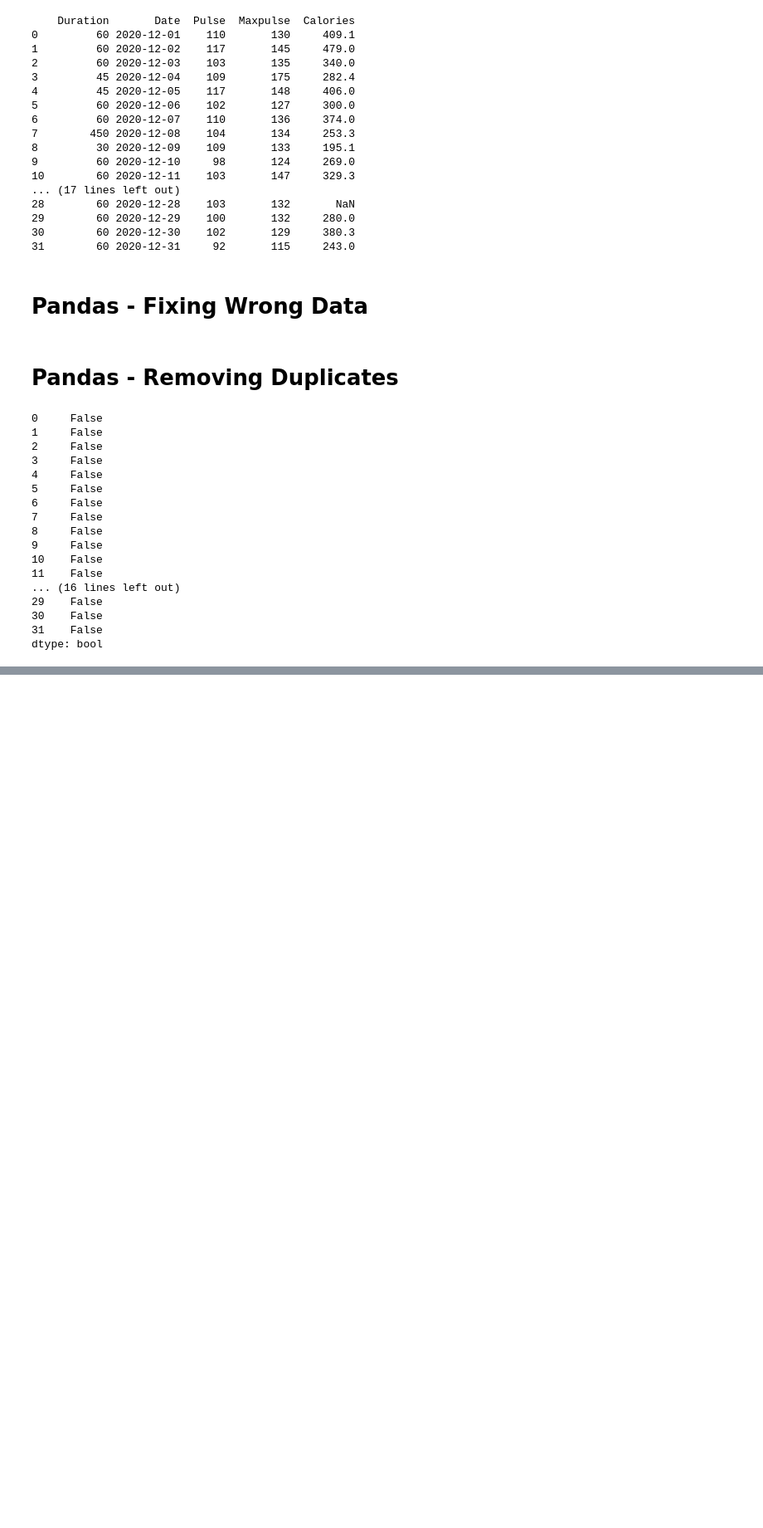
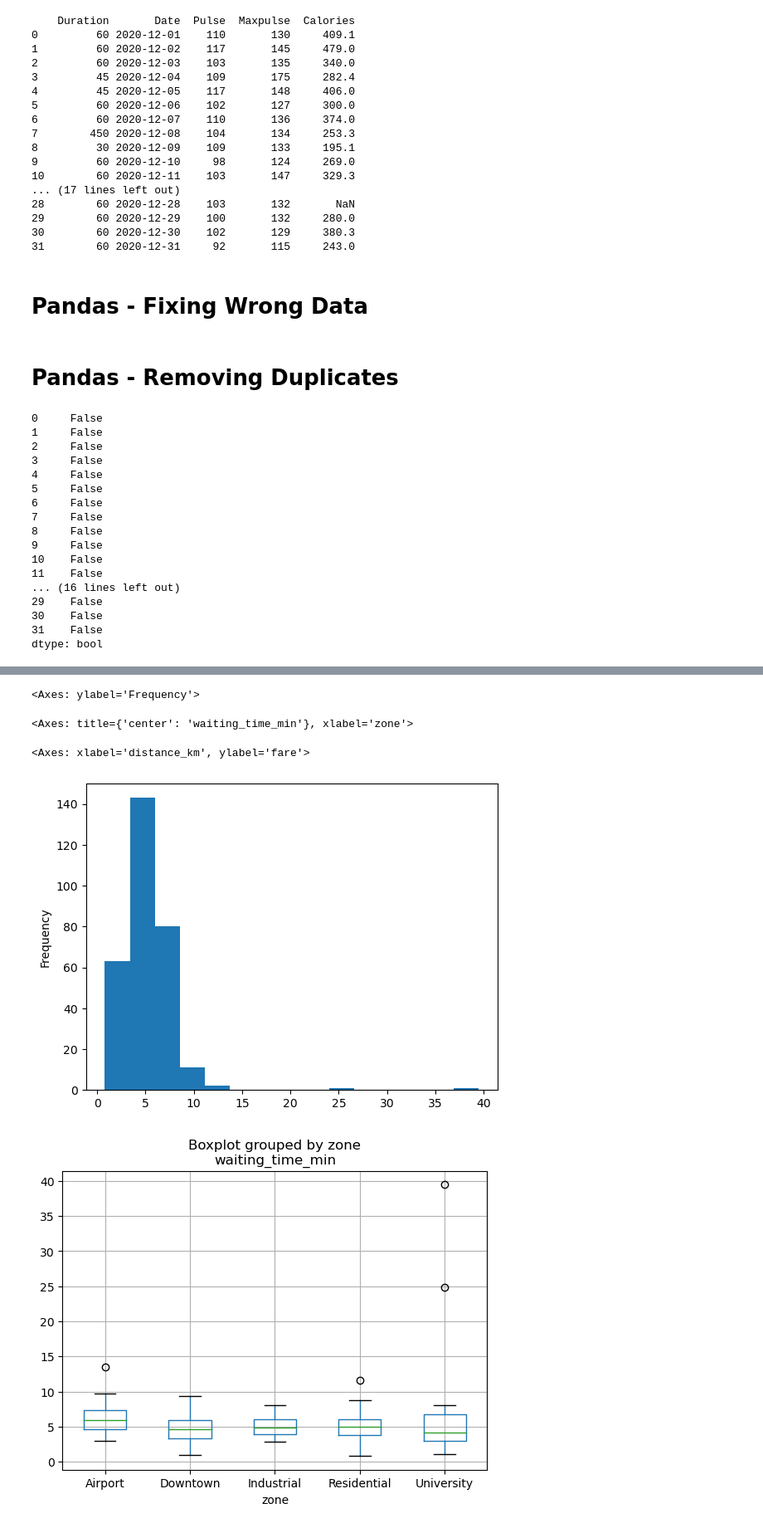
Before and after one commit to XiaomingLiGit/Descriptive-Statistics, a Jupyter notebook: w3/class 6.ipynb, the cells around one changed output, grey strips where cells are left out. Shown at 83% size. Drawn from its saved outputs; the diff is of its cells as text; code cells hidden in the pictures; blank space fills up the shorter version.

```diff
--- a/w3/class 6.ipynb
+++ b/w3/class 6.ipynb
@@ -610,0 +690,5 @@ df.drop_duplicates(inplace = True)
+# %%
+df = pd.read_csv('trips.csv')
+
+# Excel also works
+# df = pd.read_excel('trips.xlsx')
@@ -610,0 +771,13 @@ df.drop_duplicates(inplace = True)
+# %%
+# Create variables only when their meaning is clear and defensible.
+
+# duration_min
+df['duration_hr'] = df['duration_min'] /60
+
+df['speed_kmh'] = df['distance_km'] / df['duration_hr']
+
+df['long_wait'] = df['waiting_time_min'] > 10
+
+df['fare_per_km'] = df['fare'] / df['distance_km']
+
+df[['duration_hr', 'speed_kmh', 'long_wait', 'fare_per_km']]
@@ -610,0 +798,11 @@ df.drop_duplicates(inplace = True)
+# %%
+# Missing values: detect before you analyze
+
+
+df.isna().sum()
+
+# Drop rows with missing wait time
+df = df.dropna(subset=['wait_min'])
+
+# Example imputation
+df['fare'] = df['fare'].fillna(df['fare'].median())
@@ -610,0 +858,14 @@ df.drop_duplicates(inplace = True)
+# %%
+# Basic plots you will use repeatedly
+
+df['waiting_time_min'].plot.hist(bins=15)
+
+df.boxplot(column='waiting_time_min', by='zone')
+
+df.plot.scatter(x='distance_km', y='fare')
+# %% [output]
+<Axes: ylabel='Frequency'>
+<Axes: title={'center': 'waiting_time_min'}, xlabel='zone'>
+<Axes: xlabel='distance_km', ylabel='fare'>
+[figure, added]
+[figure, added]
```
Also changed, not shown: parts of 21 cells of this notebook.
